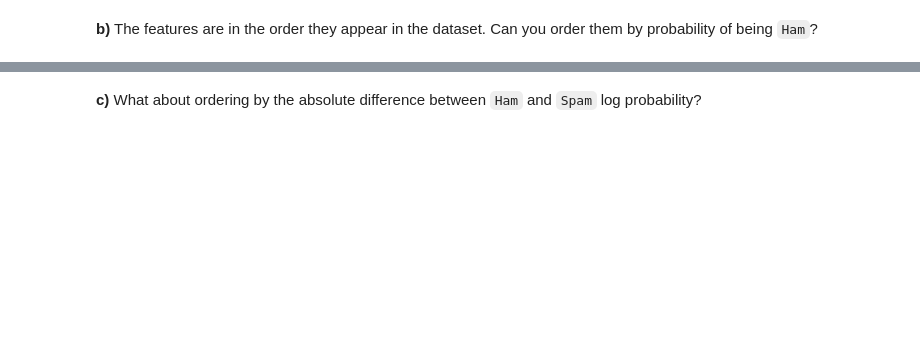
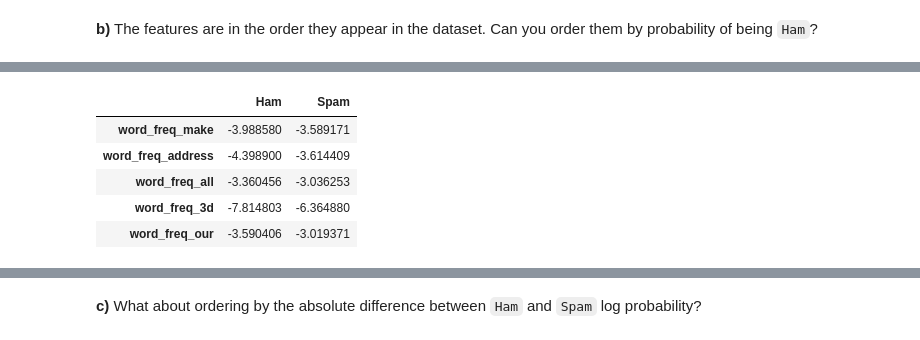
Before and after one commit to sarahz916/iaml-labs, a Jupyter notebook: Labs/01 - Analysis and Visualisation.ipynb, the cells around one changed output, grey strips where cells are left out. Cells and saved outputs as stored; diff of their text form; code cells hidden in the pictures; blank space fills up the shorter version.

```diff
--- a/Labs/01 - Analysis and Visualisation.ipynb
+++ b/Labs/01 - Analysis and Visualisation.ipynb
@@ -505,0 +513,10 @@ plt.show()
+# %%
+ham_sort_df = pd.DataFrame(prob.T, columns, columns = ["Ham", "Spam"])
+ham_sort_df.head()
+# %% [output]
+|  | Ham | Spam |
+| word_freq_make | -3.988580 | -3.589171 |
+| word_freq_address | -4.398900 | -3.614409 |
+| word_freq_all | -3.360456 | -3.036253 |
+| word_freq_3d | -7.814803 | -6.364880 |
+| word_freq_our | -3.590406 | -3.019371 |
```
Also changed, not shown: parts of 10 cells of this notebook.
